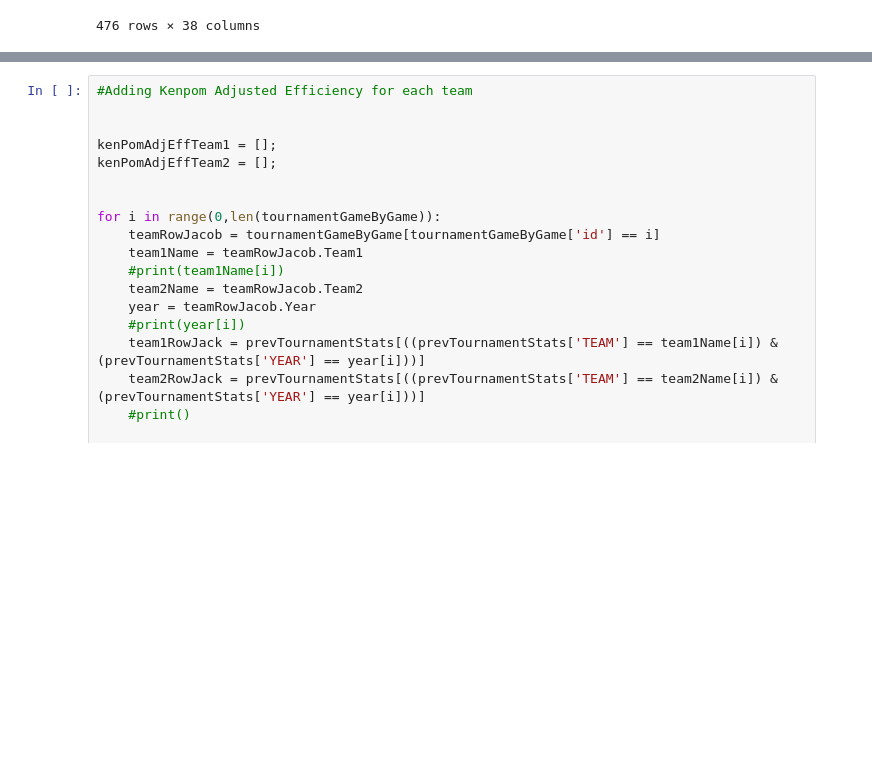
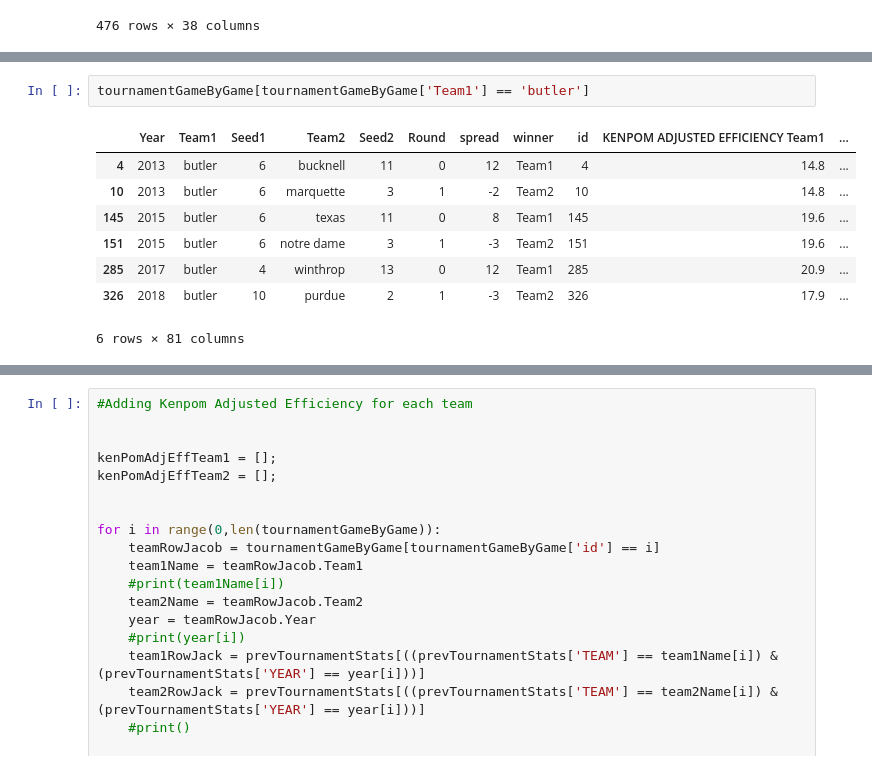
Before and after one commit to jacob-vogel/MLApplication, a Jupyter notebook: joiningData.ipynb, the cells around one changed output, grey strips where cells are left out. Cells and saved outputs as stored; diff of their text form; blank space fills up the shorter version.

```diff
--- a/joiningData.ipynb
+++ b/joiningData.ipynb
@@ -62,0 +70,11 @@ prevTournamentStats[prevTournamentStats['TEAM'] == 'michigan state']
+# %%
+tournamentGameByGame[tournamentGameByGame['Team1'] == 'butler']
+# %% [output]
+|  | Year | Team1 | Seed1 | Team2 | Seed2 | Round | spread | winner | id | KENPOM ADJUSTED EFFICIENCY Team1 | ... |
+| 4 | 2013 | butler | 6 | bucknell | 11 | 0 | 12 | Team1 | 4 | 14.8 | ... |
+| 10 | 2013 | butler | 6 | marquette | 3 | 1 | -2 | Team2 | 10 | 14.8 | ... |
+| 145 | 2015 | butler | 6 | texas | 11 | 0 | 8 | Team1 | 145 | 19.6 | ... |
+| 151 | 2015 | butler | 6 | notre dame | 3 | 1 | -3 | Team2 | 151 | 19.6 | ... |
+| 285 | 2017 | butler | 4 | winthrop | 13 | 0 | 12 | Team1 | 285 | 20.9 | ... |
+| 326 | 2018 | butler | 10 | purdue | 2 | 1 | -3 | Team2 | 326 | 17.9 | ... |
+6 rows × 81 columns
```
Also changed, not shown: parts of 5 cells of this notebook, 1 other file.
